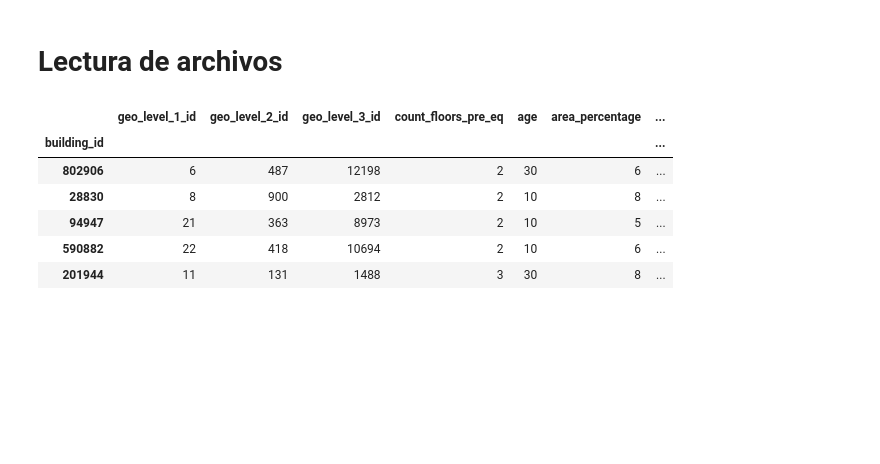
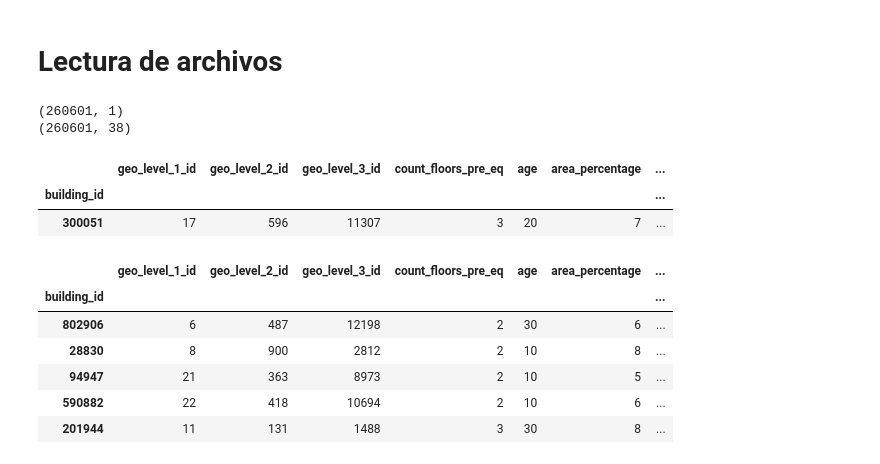
Before and after one commit to gsabatino9/OrganizacionDeDatos, a Jupyter notebook: data/feature_engineering.ipynb, the cells around one changed output. Saved outputs shown, nothing was run; the diff lists cells and outputs as text; code cells hidden in the pictures; blank space fills up the shorter version.

```diff
--- a/data/feature_engineering.ipynb
+++ b/data/feature_engineering.ipynb
@@ -18,3 +18,23 @@ auth.authenticate_user()
 gauth = GoogleAuth()
 gauth.credentials = GoogleCredentials.get_application_default()
 drive = GoogleDrive(gauth)
+# %%
+id = '1br3fMwXX_J0XmiXvOm_wfKWvHSj45T3y'
+downloaded = drive.CreateFile({'id': id})
+downloaded.GetContentFile('train_values.csv')
+
+train_values = pd.read_csv('train_values.csv', encoding='latin-1', dtype = {'building_id': 'int64', 'geo_level_2_id': 'int64', 'geo_level_3_id': 'int64',\
+                                                                           'count_floors_pre_eq': 'int64', 'age': 'int64', 'area_percentage': 'int64', \
+                                                                           'height_percentage': 'int64', 'land_surface_condition': 'category',\
+                                                                           'foundation_type': 'category', 'roof_type': 'category', 'ground_floor_type': 'category',\
+                                                                           'other_floor_type': 'category', 'position': 'category', 'plan_configuration': 'category',\
+                                                                           'has_superstructure_adobe_mud': 'boolean', 'has_superstructure_mud_mortar_stone': 'boolean', \
+                                                                           'has_superstructure_stone_flag': 'boolean', 'has_superstructure_cement_mortar_stone': 'boolean',\
+                                                                           'has_superstructure_mud_mortar_brick': 'boolean', 'has_superstructure_cement_mortar_brick': 'boolean',\
+                                                                           'has_superstructure_timber': 'boolean', 'has_superstructure_bamboo': 'boolean',\
+                                                                           'has_superstructure_rc_non_engineered': 'boolean', 'has_superstructure_rc_engineered': 'boolean',\
+                                                                           'has_superstructure_other': 'boolean', 'legal_ownership_status': 'category', 'count_families': 'int64', \
+                                                                           'has_secondary_use': 'boolean', 'has_secondary_use_agriculture': 'boolean', 'has_secondary_use_hotel': 'boolean', \
+                                                                           'has_secondary_use_rental': 'boolean', 'has_secondary_use_institution': 'boolean', 'has_secondary_use_school': 'boolean',\
+                                                                           'has_secondary_use_industry': 'boolean', 'has_secondary_use_health_post': 'boolean', \
+                                                                           'has_secondary_use_gov_office': 'boolean', 'has_secondary_use_use_police': 'boolean', 'has_secondary_use_other': 'boolean'}, index_col='building_id')
@@ -21 +46,13 @@ drive = GoogleDrive(gauth)
+# %%
+print(train_labels.shape)
+print(train_values.shape)
+# %% [output]
+(260601, 1)
+(260601, 38)
+# %%
+train_values.head(1)
+# %% [output]
+|  | geo_level_1_id | geo_level_2_id | geo_level_3_id | count_floors_pre_eq | age | area_percentage | ... |
+| building_id |  |  |  |  |  |  | ... |
+| 300051 | 17 | 596 | 11307 | 3 | 20 | 7 | ... |
 # %%
```
Also changed, not shown: parts of 28 cells of this notebook, 1 other file.
